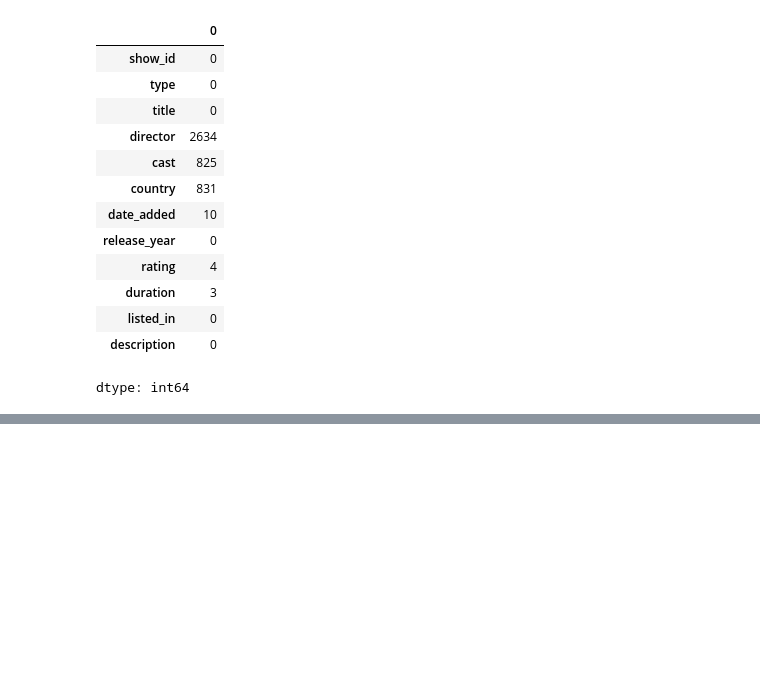
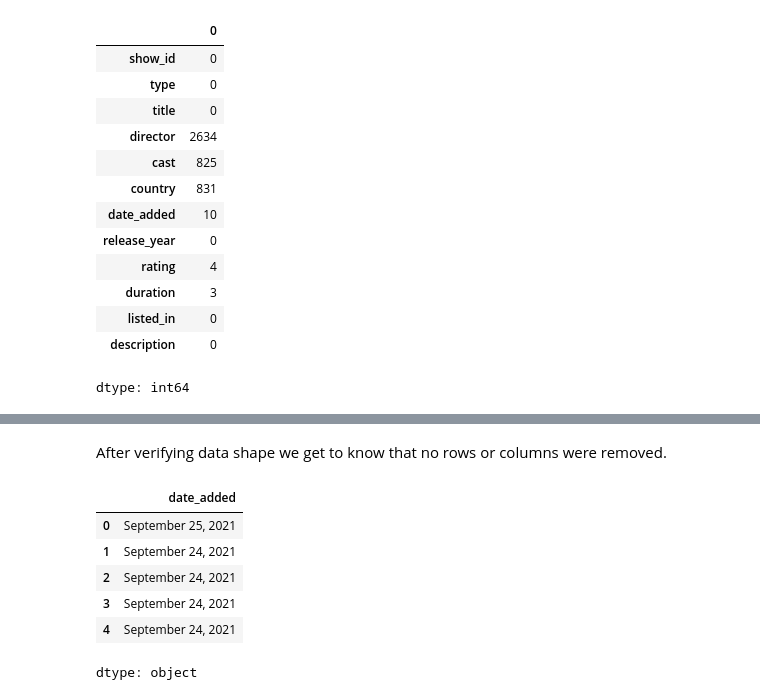
Before and after one commit to akshara-git17/synent-task3-netflixeda-akshara_dave, a Jupyter notebook: Task3_Netflix_EDA.ipynb, the cells around one changed output, grey strips where cells are left out. Drawn from its saved outputs; the diff is of its cells as text; code cells hidden in the pictures; blank space fills up the shorter version.

```diff
--- a/Task3_Netflix_EDA.ipynb
+++ b/Task3_Netflix_EDA.ipynb
@@ -112,0 +170,13 @@ dtype: int64
+# %% [markdown]
+After verifying data shape we get to know that no rows or columns were removed.
+# %%
+#Converting Date Column
+df["date_added"].head()
+# %% [output]
+|  | date_added |
+| 0 | September 25, 2021 |
+| 1 | September 24, 2021 |
+| 2 | September 24, 2021 |
+| 3 | September 24, 2021 |
+| 4 | September 24, 2021 |
+dtype: object
```
Also changed, not shown: parts of 11 cells of this notebook.
